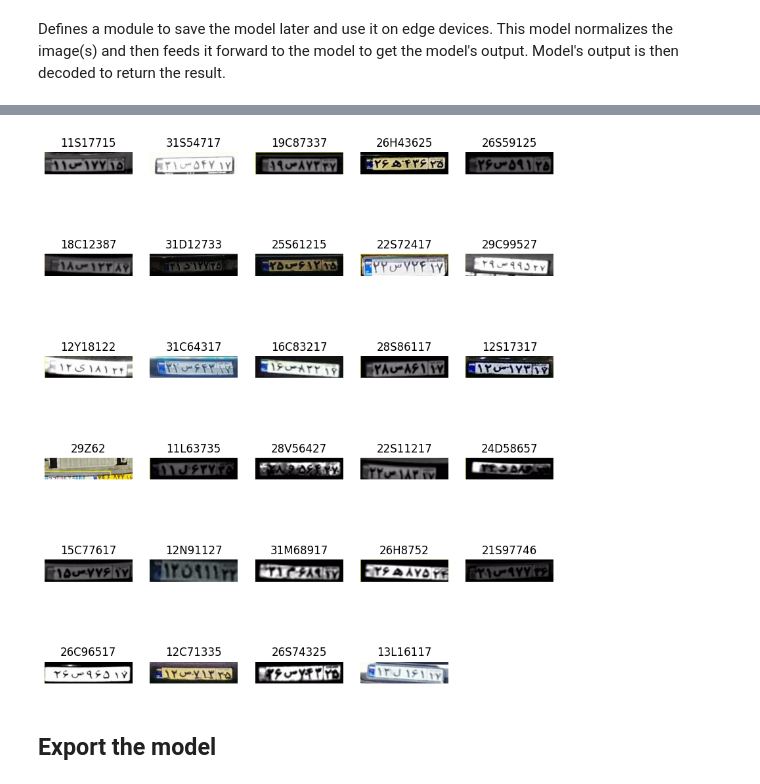
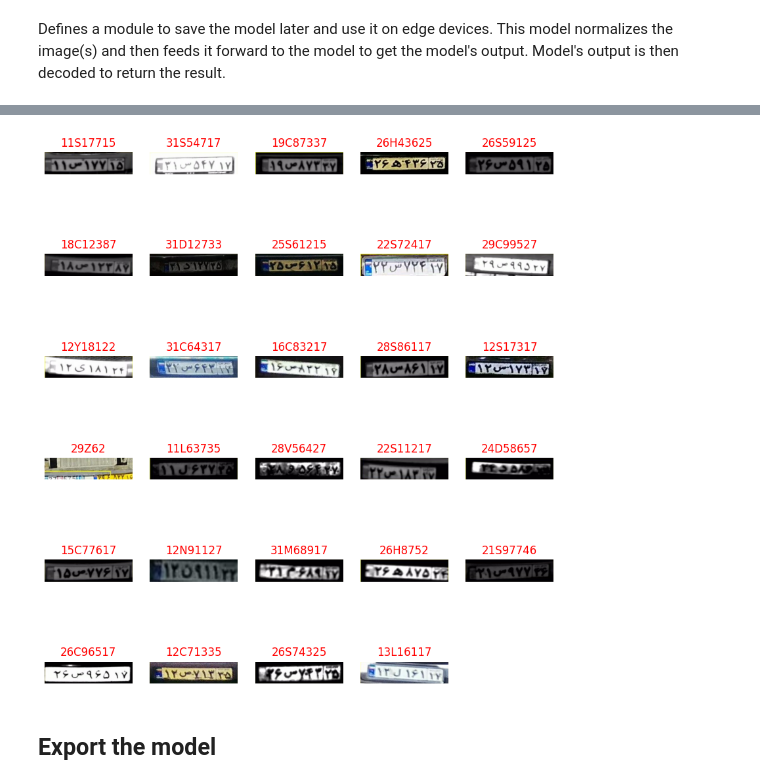
Before and after one commit to AlirezaKamyab/License_Plate_OCR, a Jupyter notebook: License-Plate-Recognition.ipynb, the cells around one changed output, grey strips where cells are left out. Drawn from its saved outputs; the diff is of its cells as text; code cells hidden in the pictures.

```diff
--- a/License-Plate-Recognition.ipynb
+++ b/License-Plate-Recognition.ipynb
@@ -409,17 +424,17 @@ prediction = np.array(prediction)
 # %%
 fig = plt.figure(figsize=(10, 40))
 cnt = 0
 for i in range(len(label)):
     if cnt >= 100: break
     if prediction[i] == label[i]: continue
 
     ax = plt.subplot(20, 5, cnt + 1)
     ax.imshow(images[i] / 255.0)
     ax.axis('off')
-    ax.set_title(prediction[i])
+    ax.set_title(prediction[i], fontdict={'color':'red'})
     cnt += 1
 # %% [output]
-[figure, old version]
+[figure, new version]
 # %% [markdown]
 ## Export the model
 # %%
```
Also changed, not shown: parts of 3 cells of this notebook, 1 other file.
